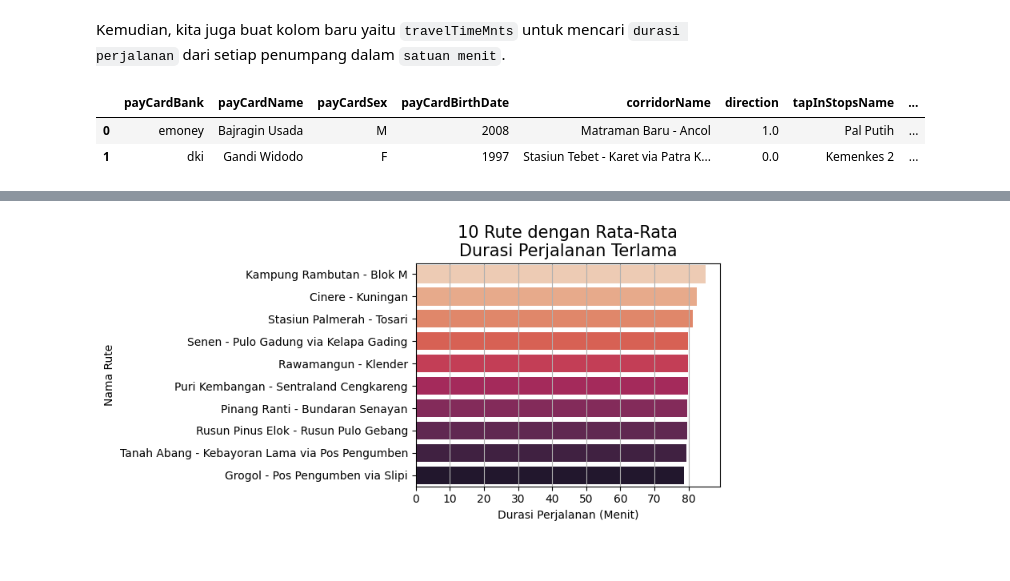
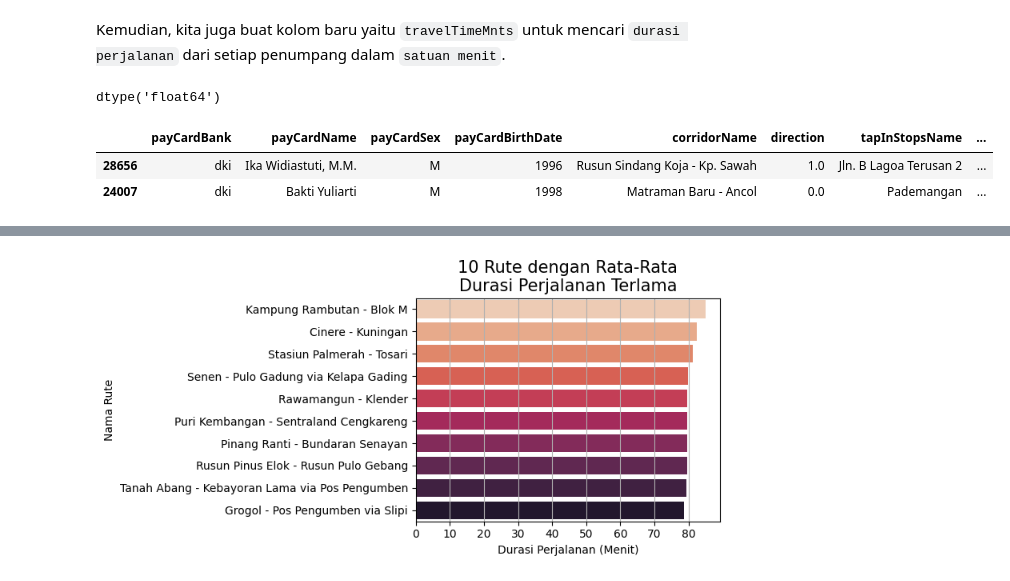
Before and after one commit to bonifasiusx/capstone-data-analysis, a Jupyter notebook: data_understanding_and_data_wrangling.ipynb, the cells around one changed output, grey strips where cells are left out. Saved outputs shown, nothing was run; the diff lists cells and outputs as text; code cells hidden in the pictures.

```diff
--- a/data_understanding_and_data_wrangling.ipynb
+++ b/data_understanding_and_data_wrangling.ipynb
@@ -437,5 +456,5 @@ Setelah kita selesai *casting* tipe data di kolom `tapInTime` dan `tapOutTime` m
 # %%
-avg_dur = round((df_tj['tapOutTime'] - df_tj['tapInTime']).dt.total_seconds().mean() / 60, 2)
+median_dur = round((df_tj['tapOutTime'] - df_tj['tapInTime']).dt.total_seconds().median() / 60, 2)
 
-print(f'Rata-rata durasi perjalanan penumpang: {avg_dur} menit')
+print(f'Rata-rata durasi perjalanan penumpang: {median_dur} menit')
 # %% [output]
@@ -443,5 +462,5 @@ Rata-rata durasi perjalanan penumpang: 72.13 menit
 # %%
-df_tj['tapOutTime'] = df_tj['tapOutTime'].fillna(df_tj['tapInTime'].apply(lambda x: x + pd.Timedelta(minutes=int(avg_dur))))
+df_tj['tapOutTime'] = df_tj['tapOutTime'].fillna(df_tj['tapInTime'].apply(lambda x: x + pd.Timedelta(minutes=int(median_dur))))
 # %% [markdown]
 Mari kita cek hasilnya
 # %%
@@ -748,9 +767,12 @@ dtype('int32')
 Kemudian, kita juga buat kolom baru yaitu `travelTimeMnts` untuk mencari `durasi perjalanan` dari setiap penumpang dalam `satuan menit`.
 # %%
 df['travelTimeMnts'] = round((df['tapOutTime'] - df['tapInTime']).dt.total_seconds() / 60, 2)
+df['travelTimeMnts'].dtype
+# %% [output]
+dtype('float64')
 # %%
-df.head(2)
+df.sample(2)
 # %% [output]
 |  | payCardBank | payCardName | payCardSex | payCardBirthDate | corridorName | direction | tapInStopsName | ... |
-| 0 | emoney | Bajragin Usada | M | 2008 | Matraman Baru - Ancol | 1.0 | Pal Putih | ... |
-| 1 | dki | Gandi Widodo | F | 1997 | Stasiun Tebet - Karet via Patra K... | 0.0 | Kemenkes 2 | ... |
+| 28656 | dki | Ika Widiastuti, M.M. | M | 1996 | Rusun Sindang Koja - Kp. Sawah | 1.0 | Jln. B Lagoa Terusan 2 | ... |
+| 24007 | dki | Bakti Yuliarti | M | 1998 | Matraman Baru - Ancol | 0.0 | Pademangan | ... |
```
Also changed, not shown: parts of 64 cells of this notebook.
